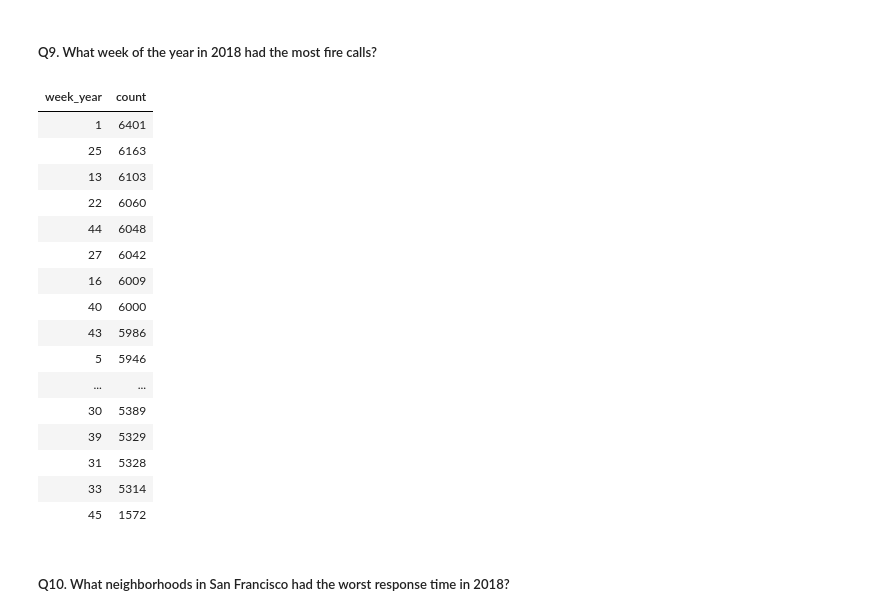
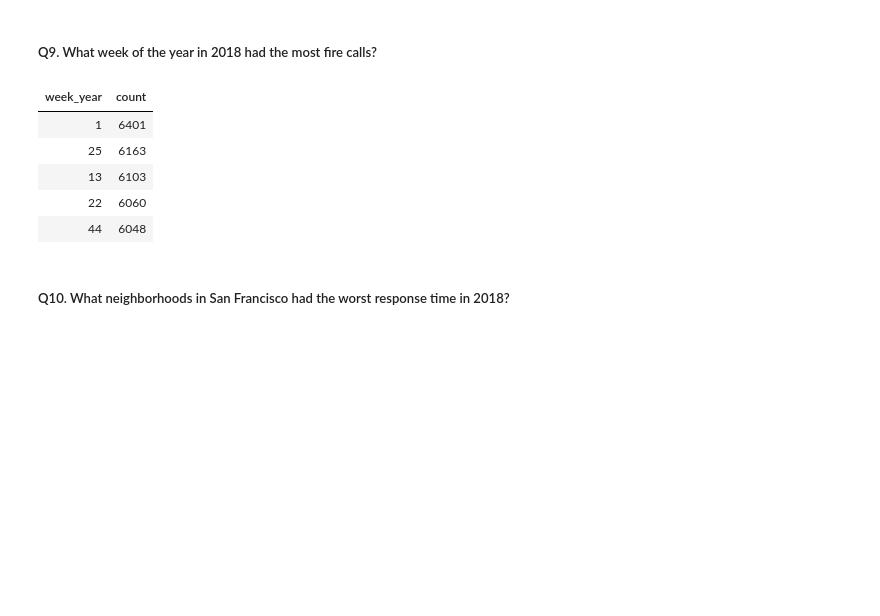
Before and after one commit to buaindra/gcp_utility, a Jupyter notebook: bigdata/databricks/03_Spark_Table.ipynb, the cells around one changed output. Cells and saved outputs as stored; diff of their text form; code cells hidden in the pictures; blank space fills up the shorter version.

```diff
--- a/bigdata/databricks/03_Spark_Table.ipynb
+++ b/bigdata/databricks/03_Spark_Table.ipynb
@@ -333,28 +296,18 @@ from demo_db.fire_service_calls_tbl
 # %%
 %sql
 select weekofyear(to_date(CallDate, "MM/dd/yyyy")) as week_year, count(*) as count
 from demo_db.fire_service_calls_tbl
 where year(to_date(CallDate, "MM/dd/yyyy")) = 2018
 group by week_year
 order by count desc
+limit 5
 # %% [output]
 | week_year | count |
 | 1 | 6401 |
 | 25 | 6163 |
 | 13 | 6103 |
 | 22 | 6060 |
 | 44 | 6048 |
-| 27 | 6042 |
-| 16 | 6009 |
-| 40 | 6000 |
-| 43 | 5986 |
-| 5 | 5946 |
-| ... | ... |
-| 30 | 5389 |
-| 39 | 5329 |
-| 31 | 5328 |
-| 33 | 5314 |
-| 45 | 1572 |
 # %% [markdown]
 ##### Q10. What neighborhoods in San Francisco had the worst response time in 2018?
 # %%
```
Also changed, not shown: parts of 11 cells of this notebook, 2 other files.
